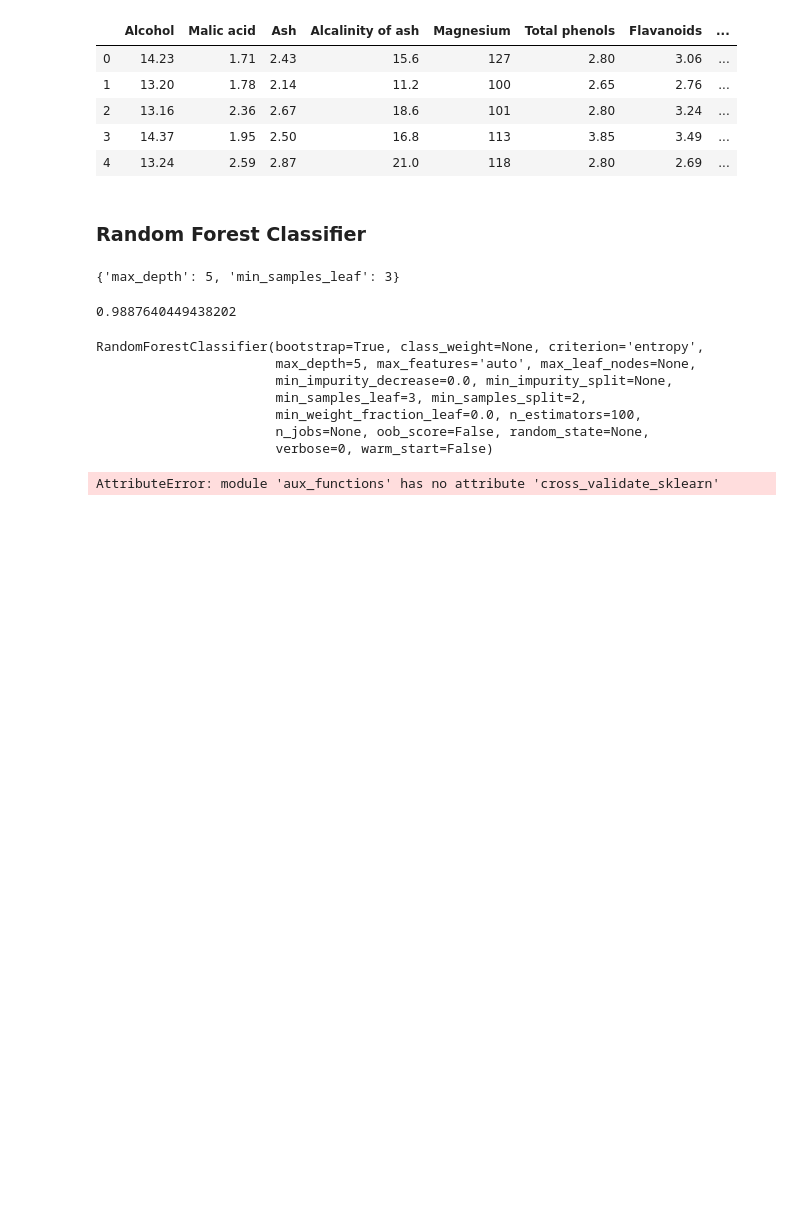
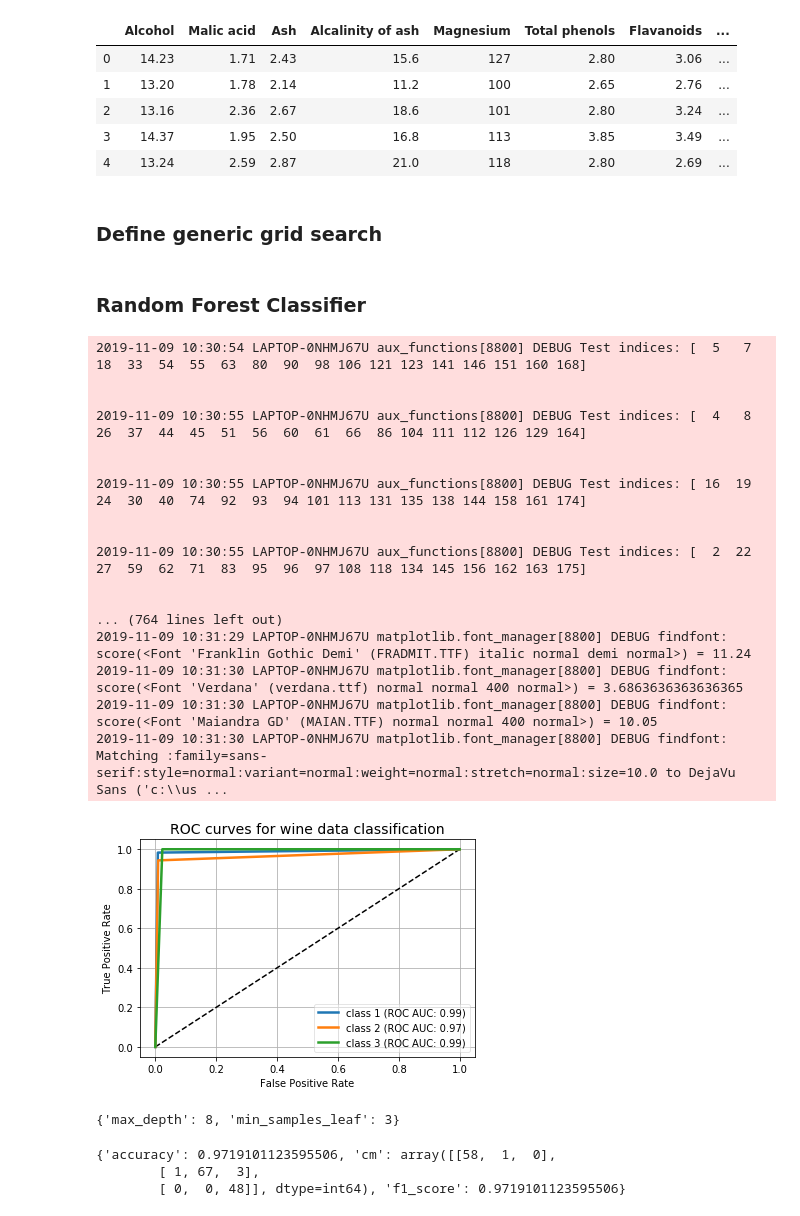
Before and after one commit to animaviridis/machine-learning-assessment, a Jupyter notebook: assignment1/task2/wine_data_classification.ipynb, the cells around one changed output. Saved outputs shown, nothing was run; the diff lists cells and outputs as text; code cells hidden in the pictures; blank space fills up the shorter version.

Commit message:
[DT] Tuning params tuning

```diff
--- a/assignment1/task2/wine_data_classification.ipynb
+++ b/assignment1/task2/wine_data_classification.ipynb
@@ -215,32 +172,42 @@ df_x.head()
 | 2 | 13.16 | 2.36 | 2.67 | 18.6 | 101 | 2.80 | 3.24 | ... |
 | 3 | 14.37 | 1.95 | 2.50 | 16.8 | 113 | 3.85 | 3.49 | ... |
 | 4 | 13.24 | 2.59 | 2.87 | 21.0 | 118 | 2.80 | 2.69 | ... |
+# %% [markdown]
+### Define generic grid search
+# %%
+gs = aux.make_grid_searcher(df_x, df_y, N_SPLITS)
 # %% [markdown]
 ### Random Forest Classifier
 # %%
 rf = RandomForestClassifier(n_estimators=100, criterion='entropy')
 rf_params = dict(max_depth=range(3,10), min_samples_leaf=range(1,5))
-gscv = GridSearchCV(rf, rf_params, cv=N_SPLITS)
-res = gscv.fit(df_x, df_y)
+rf_best_params, rf_stats = gs(rf, rf_params)
+# %% [output]
+2019-11-09 10:30:54 LAPTOP-0NHMJ67U aux_functions[8800] DEBUG Test indices: [  5   7  18  33  54  55  63  80  90  98 106 121 123 141 146 151 160 168]
+
+
+2019-11-09 10:30:55 LAPTOP-0NHMJ67U aux_functions[8800] DEBUG Test indices: [  4   8  26  37  44  45  51  56  60  61  66  86 104 111 112 126 129 164]
+
+
+2019-11-09 10:30:55 LAPTOP-0NHMJ67U aux_functions[8800] DEBUG Test indices: [ 16  19  24  30  40  74  92  93  94 101 113 131 135 138 144 158 161 174]
+
+
+2019-11-09 10:30:55 LAPTOP-0NHMJ67U aux_functions[8800] DEBUG Test indices: [  2  22  27  59  62  71  83  95  96  97 108 118 134 145 156 162 163 175]
+
+
+... (764 lines left out)
+2019-11-09 10:31:29 LAPTOP-0NHMJ67U matplotlib.font_manager[8800] DEBUG findfont: score(<Font 'Franklin Gothic Demi' (FRADMIT.TTF) italic normal demi normal>) = 11.24
+2019-11-09 10:31:30 LAPTOP-0NHMJ67U matplotlib.font_manager[8800] DEBUG findfont: score(<Font 'Verdana' (verdana.ttf) normal normal 400 normal>) = 3.6863636363636365
+2019-11-09 10:31:30 LAPTOP-0NHMJ67U matplotlib.font_manager[8800] DEBUG findfont: score(<Font 'Maiandra GD' (MAIAN.TTF) normal normal 400 normal>) = 10.05
+2019-11-09 10:31:30 LAPTOP-0NHMJ67U matplotlib.font_manager[8800] DEBUG findfont: Matching :family=sans-serif:style=normal:variant=normal:weight=normal:stretch=normal:size=10.0 to DejaVu Sans ('c:\\us ...
+[figure, added]
-# %%
-res.best_params_
-# %% [output]
-{'max_depth': 5, 'min_samples_leaf': 3}
-# %%
-res.best_score_
-# %% [output]
-0.9887640449438202
-# %%
-res.best_estimator_
-# %% [output]
-RandomForestClassifier(bootstrap=True, class_weight=None, criterion='entropy',
-                       max_depth=5, max_features='auto', max_leaf_nodes=None,
-                       min_impurity_decrease=0.0, min_impurity_split=None,
-                       min_samples_leaf=3, min_samples_split=2,
-                       min_weight_fraction_leaf=0.0, n_estimators=100,
-                       n_jobs=None, oob_score=False, random_state=None,
-                       verbose=0, warm_start=False)
-# %%
-rf_stats = aux.cross_validate_sklearn(res.best_estimator_, n_splits=10, data_x=df_x, data_y=df_y)
-# %% [output]
-AttributeError: module 'aux_functions' has no attribute 'cross_validate_sklearn'
+# %%
+rf_best_params
+# %% [output]
+{'max_depth': 8, 'min_samples_leaf': 3}
+# %%
+rf_stats
+# %% [output]
+{'accuracy': 0.9719101123595506, 'cm': array([[58,  1,  0],
+        [ 1, 67,  3],
+        [ 0,  0, 48]], dtype=int64), 'f1_score': 0.9719101123595506}
```
Also changed, not shown: parts of 13 cells of this notebook, 2 other files.
